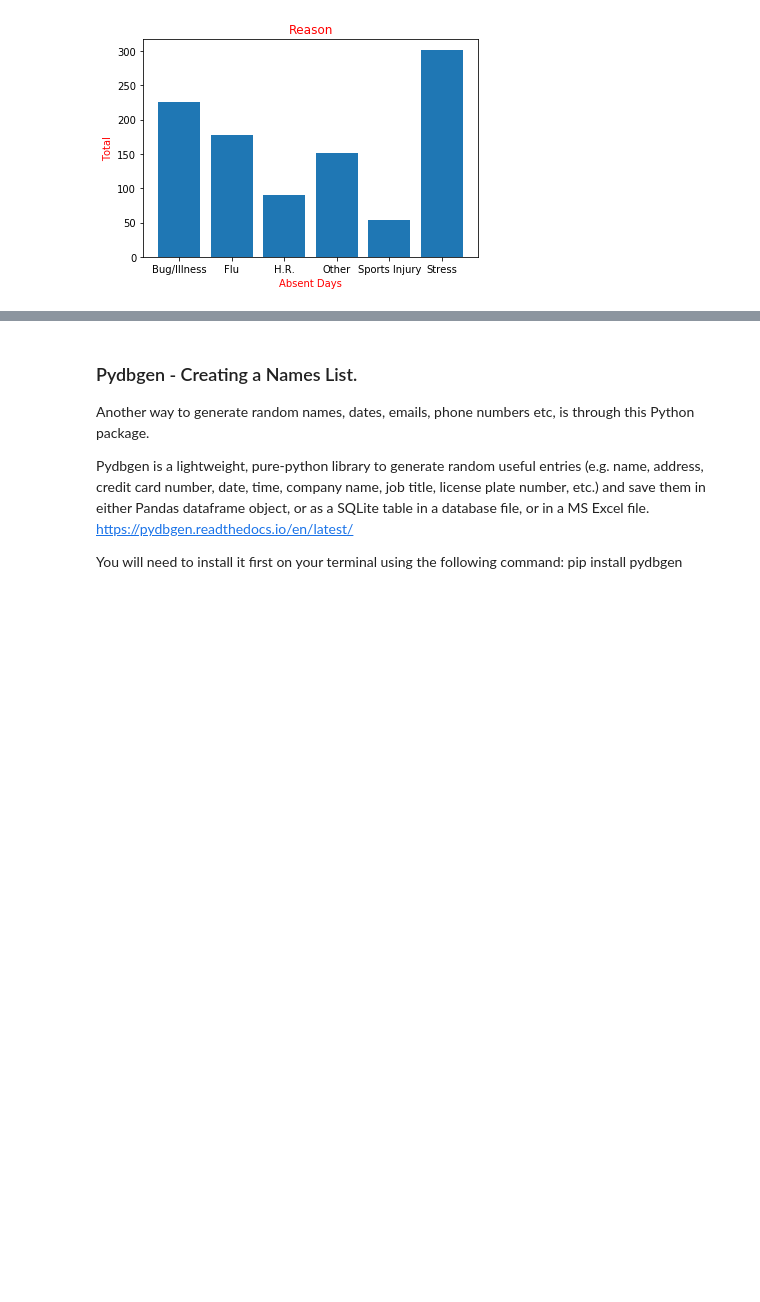
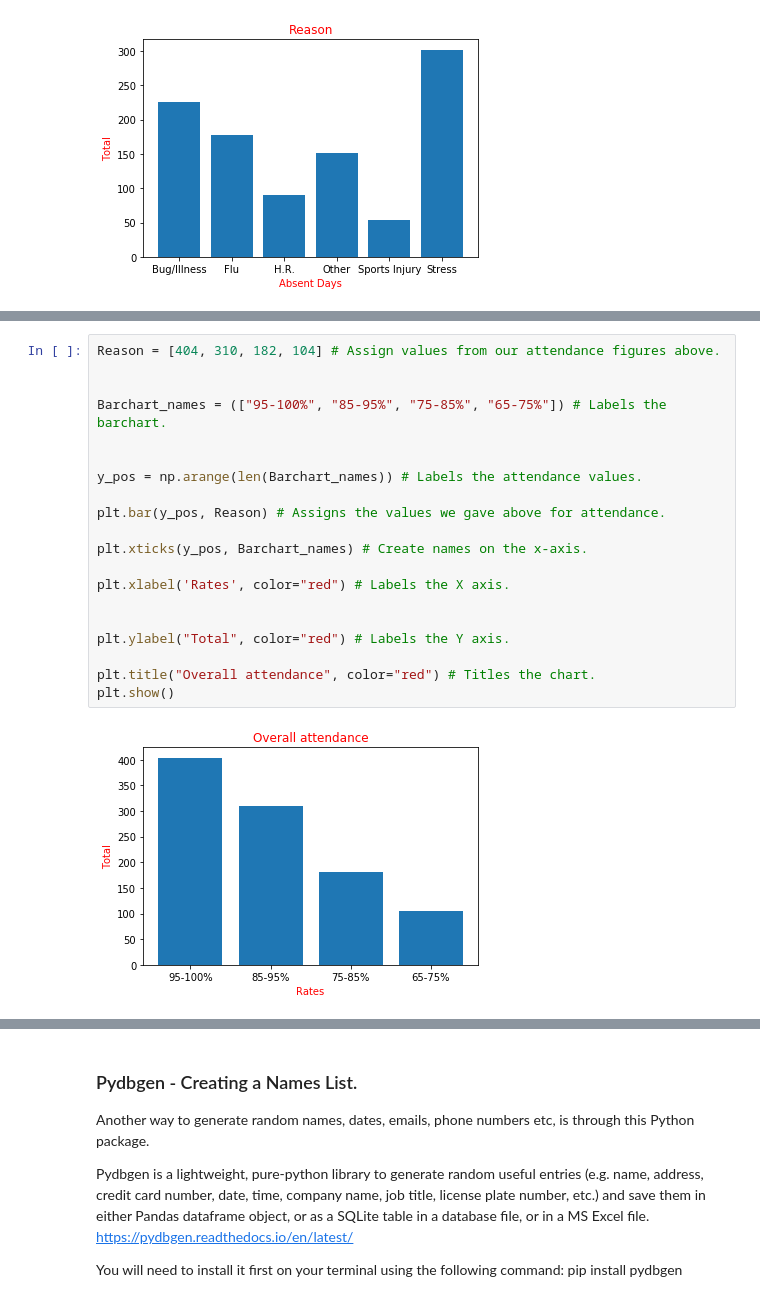
Before and after one commit to daithimarkham/Programming-for-Data-Analysis-Project-2019, a Jupyter notebook: Programming for Data Analysis Project 2019.ipynb, the cells around one changed output, grey strips where cells are left out. Drawn from its saved outputs; the diff is of its cells as text; blank space fills up the shorter version.

Commit message:
Variables updated, attendance and reason.

```diff
--- a/Programming for Data Analysis Project 2019.ipynb
+++ b/Programming for Data Analysis Project 2019.ipynb
@@ -685,3 +755,25 @@ For this variable we will be putting the values in the following categories:
+# %%
+Reason = [404, 310, 182, 104] # Assign values from our attendance figures above.
+
+
+Barchart_names = (["95-100%", "85-95%", "75-85%", "65-75%"]) # Labels the barchart.
+
+
+y_pos = np.arange(len(Barchart_names)) # Labels the attendance values.
+
+plt.bar(y_pos, Reason) # Assigns the values we gave above for attendance.
+
+plt.xticks(y_pos, Barchart_names) # Create names on the x-axis.
+
+plt.xlabel('Rates', color="red") # Labels the X axis.
+
+
+plt.ylabel("Total", color="red") # Labels the Y axis.
+
+plt.title("Overall attendance", color="red") # Titles the chart.
+plt.show()
+# %% [output]
+[figure, added]
 # %%
 Attendance = (["95-100%", "85-95%", "75-85%", "65-75%"]) # Creates list for attendance record.
 df6 = pd.DataFrame(np.random.choice(Attendance, 1000)) # Using random choice return 1000 values for attendance.
```
Also changed, not shown: parts of 30 cells of this notebook.
